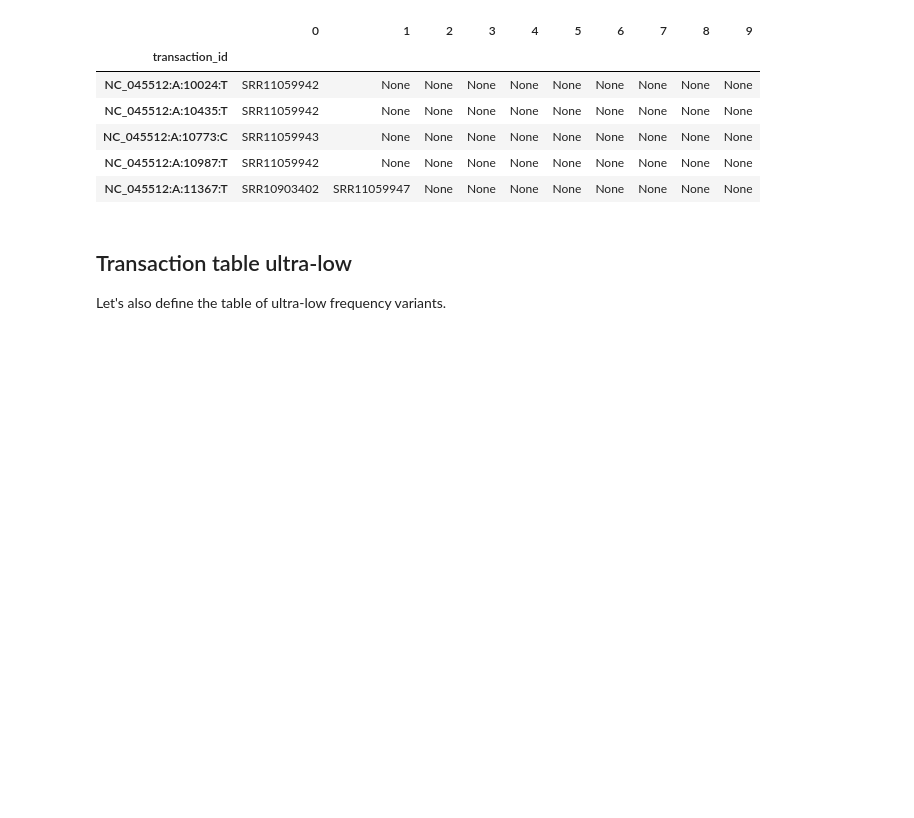
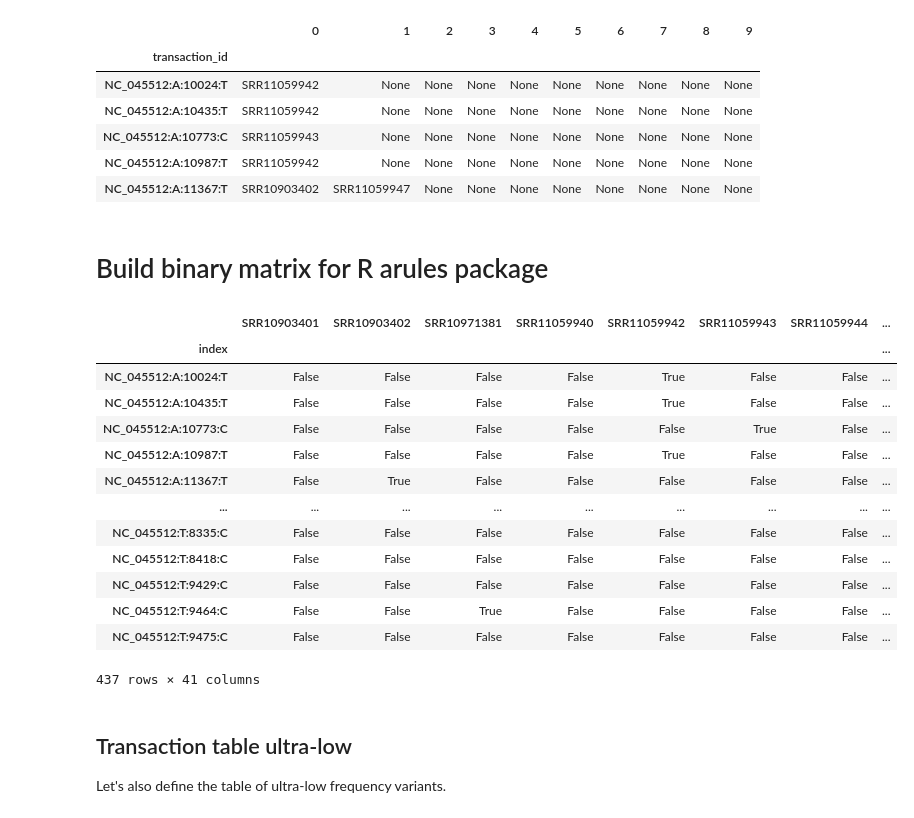
Before and after one commit to apetkau/comp7944-project, a Jupyter notebook: data/snv-data/for_use/snv-extract-transactions.ipynb, the cells around one changed output. Saved outputs shown, nothing was run; the diff lists cells and outputs as text; code cells hidden in the pictures; blank space fills up the shorter version.

Commit message:
Gzipped binary matrix snv data

```diff
--- a/data/snv-data/for_use/snv-extract-transactions.ipynb
+++ b/data/snv-data/for_use/snv-extract-transactions.ipynb
@@ -94,6 +95,42 @@ Size: 437
 | NC_045512:A:10773:C | SRR11059943 | None | None | None | None | None | None | None | None | None |
 | NC_045512:A:10987:T | SRR11059942 | None | None | None | None | None | None | None | None | None |
 | NC_045512:A:11367:T | SRR10903402 | SRR11059947 | None | None | None | None | None | None | None | None |
+# %% [markdown]
+# Build binary matrix for R arules package
+# %%
+def build_binary_matrix(df):
+    values_set = {u for v in df.values.tolist() for u in v}
+    values_set.remove(None)
+    values_list = sorted(list(values_set))
+
+    binary_rows = []
+    for index, row in df.iterrows():
+        binary_row = [index]
+        for value in values_list:
+            binary_row.append(value in row.values)
+        binary_rows.append(binary_row)
+
+    values_list.insert(0,'index')
+
+    return pd.DataFrame(binary_rows, columns = values_list).set_index('index')
+
+transaction_table_mf_binary = build_binary_matrix(transaction_table_mf)
+transaction_table_mf_binary
+# %% [output]
+|  | SRR10903401 | SRR10903402 | SRR10971381 | SRR11059940 | SRR11059942 | SRR11059943 | SRR11059944 | ... |
+| index |  |  |  |  |  |  |  | ... |
+| NC_045512:A:10024:T | False | False | False | False | True | False | False | ... |
+| NC_045512:A:10435:T | False | False | False | False | True | False | False | ... |
+| NC_045512:A:10773:C | False | False | False | False | False | True | False | ... |
+| NC_045512:A:10987:T | False | False | False | False | True | False | False | ... |
+| NC_045512:A:11367:T | False | True | False | False | False | False | False | ... |
+| ... | ... | ... | ... | ... | ... | ... | ... | ... |
+| NC_045512:T:8335:C | False | False | False | False | False | False | False | ... |
+| NC_045512:T:8418:C | False | False | False | False | False | False | False | ... |
+| NC_045512:T:9429:C | False | False | False | False | False | False | False | ... |
+| NC_045512:T:9464:C | False | False | True | False | False | False | False | ... |
+| NC_045512:T:9475:C | False | False | False | False | False | False | False | ... |
+437 rows × 41 columns
 # %% [markdown]
 ## Transaction table ultra-low
 
```
Also changed, not shown: parts of 4 cells of this notebook, 4 other files.
